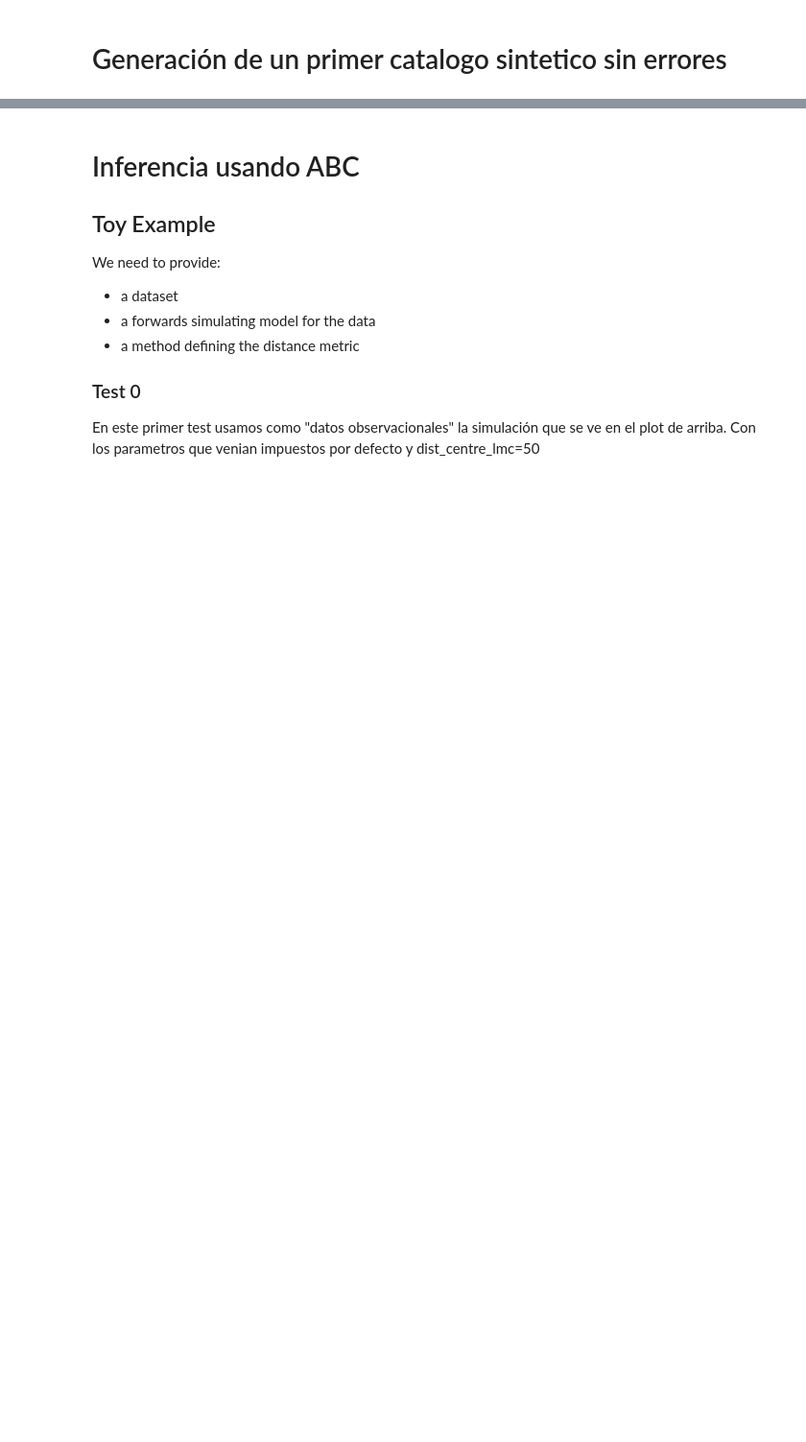
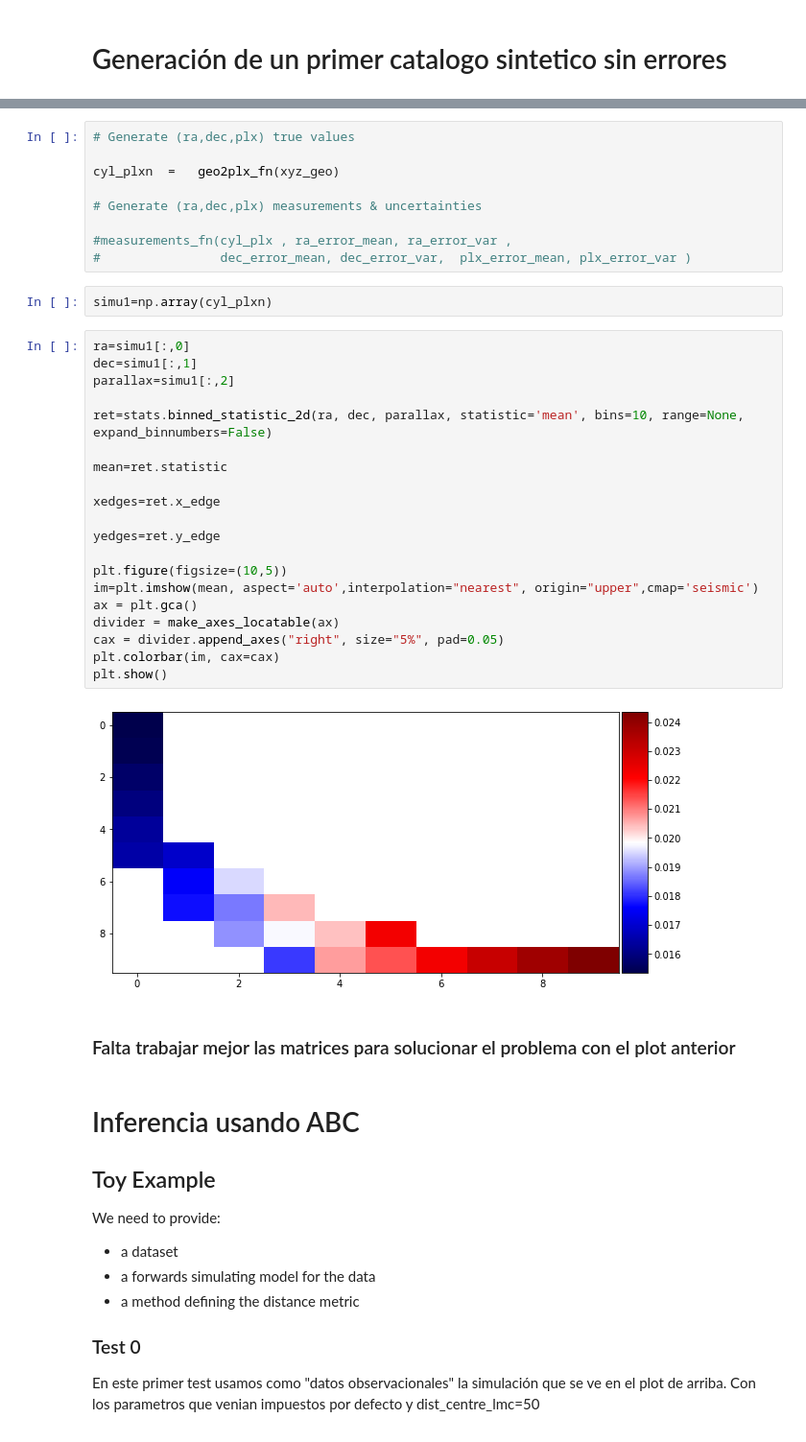
Before and after one commit to RogerMor/LMCpaper, a Jupyter notebook: LMC-disk-simul-FirstVersionRoger_ACG.ipynb, the cells around one changed output, grey strips where cells are left out. Shown: that part at 96% size. Saved outputs shown, nothing was run; the diff lists cells and outputs as text; blank space fills up the shorter version.

```diff
--- a/LMC-disk-simul-FirstVersionRoger_ACG.ipynb
+++ b/LMC-disk-simul-FirstVersionRoger_ACG.ipynb
@@ -326,3 +617,38 @@ plt.show()
+# %%
+# Generate (ra,dec,plx) true values
+
+cyl_plxn  =   geo2plx_fn(xyz_geo)
+
+# Generate (ra,dec,plx) measurements & uncertainties
+
+#measurements_fn(cyl_plx , ra_error_mean, ra_error_var ,
+#                dec_error_mean, dec_error_var,  plx_error_mean, plx_error_var )
+# %%
+simu1=np.array(cyl_plxn)
+# %%
+ra=simu1[:,0]
+dec=simu1[:,1]
+parallax=simu1[:,2]
+
+ret=stats.binned_statistic_2d(ra, dec, parallax, statistic='mean', bins=10, range=None, expand_binnumbers=False)
+
+mean=ret.statistic
+
+xedges=ret.x_edge
+
+yedges=ret.y_edge
+
+plt.figure(figsize=(10,5))
+im=plt.imshow(mean, aspect='auto',interpolation="nearest", origin="upper",cmap='seismic')
+ax = plt.gca()
+divider = make_axes_locatable(ax)
+cax = divider.append_axes("right", size="5%", pad=0.05)
+plt.colorbar(im, cax=cax)
+plt.show()
+# %% [output]
+[figure, added]
+# %% [markdown]
+### Falta trabajar mejor las matrices para solucionar el problema con el plot anterior
 # %% [markdown]
 # Inferencia usando ABC
 
```
Also changed, not shown: parts of 33 cells of this notebook.
